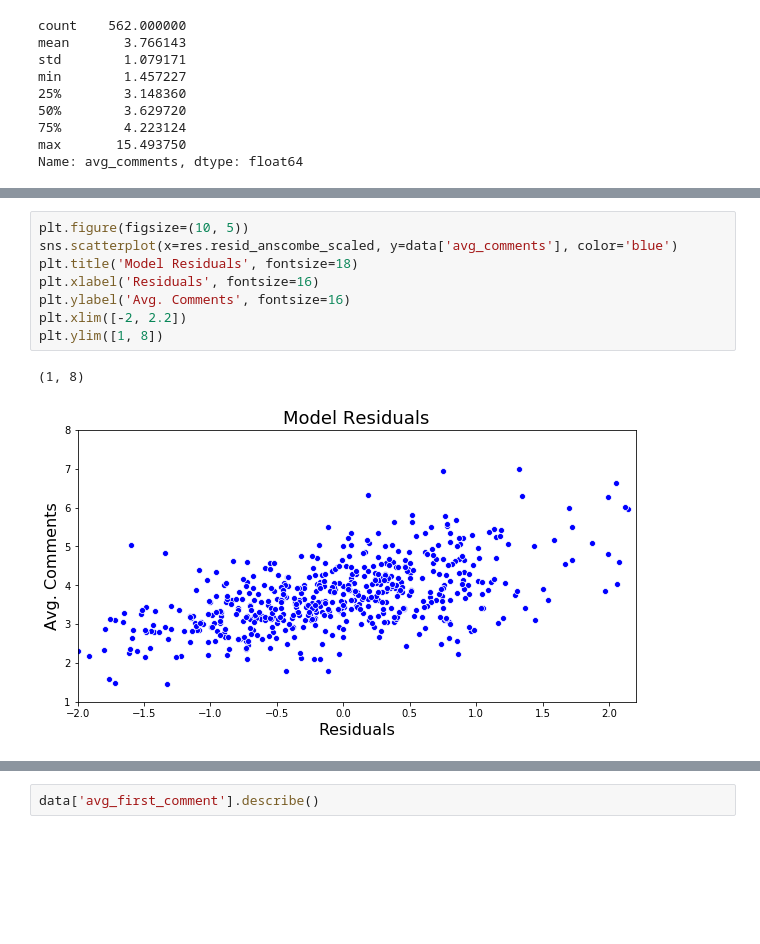
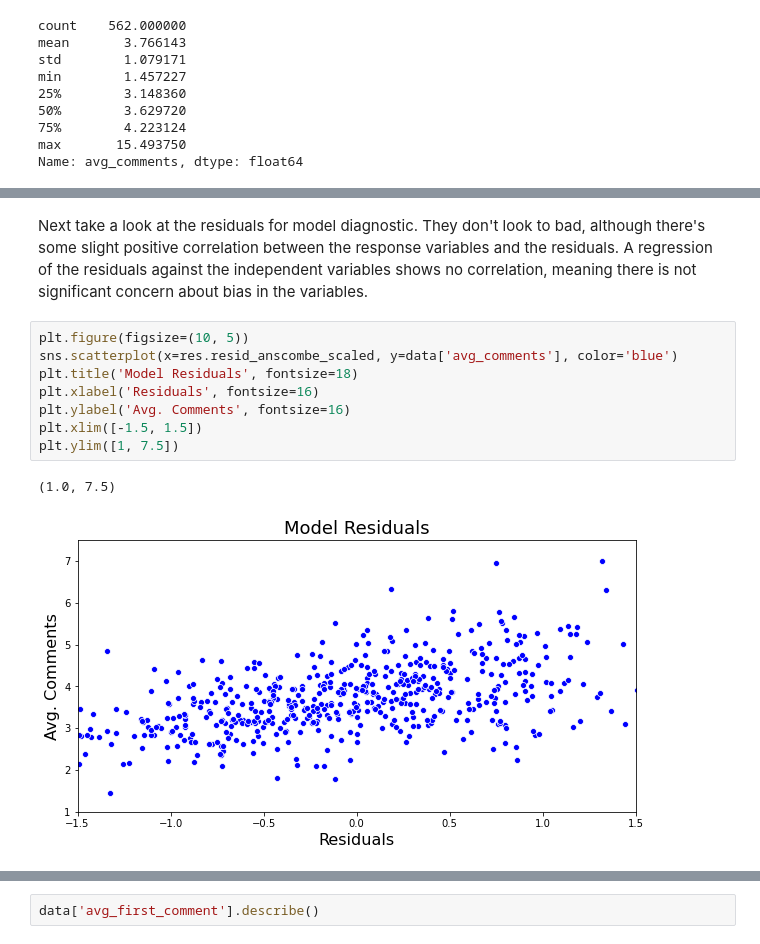
Before and after one commit to MthwRobinson/sh-network-paper, a Jupyter notebook: notebooks/analysis.ipynb, the cells around one changed output, grey strips where cells are left out. Cells and saved outputs as stored; diff of their text form; blank space fills up the shorter version.

Commit message:
finished nb writeup on regression analysis section

```diff
--- a/notebooks/analysis.ipynb
+++ b/notebooks/analysis.ipynb
@@ -264,15 +390,17 @@ topic_5:topic_12             -22.9136     13.780     -1.663      0.096     -49.9
 ==============================================================================================
+# %% [markdown]
+Next take a look at the residuals for model diagnostic. They don't look to bad, although there's some slight positive correlation between the response variables and the residuals. A regression of the residuals against the independent variables shows no correlation, meaning there is not significant concern about bias in the variables.
 # %%
 plt.figure(figsize=(10, 5))
 sns.scatterplot(x=res.resid_anscombe_scaled, y=data['avg_comments'], color='blue')
 plt.title('Model Residuals', fontsize=18)
 plt.xlabel('Residuals', fontsize=16)
 plt.ylabel('Avg. Comments', fontsize=16)
-plt.xlim([-2, 2.2])
-plt.ylim([1, 8])
+plt.xlim([-1.5, 1.5])
+plt.ylim([1, 7.5])
 # %% [output]
-(1, 8)
+(1.0, 7.5)
-[figure, old version]
+[figure, new version]
 # %%
 plt.figure(figsize=(10, 5))
 sns.distplot(res.resid_anscombe_scaled, kde=False, color='blue', bins=30)
```
Also changed, not shown: parts of 88 cells of this notebook, 2 other files.
